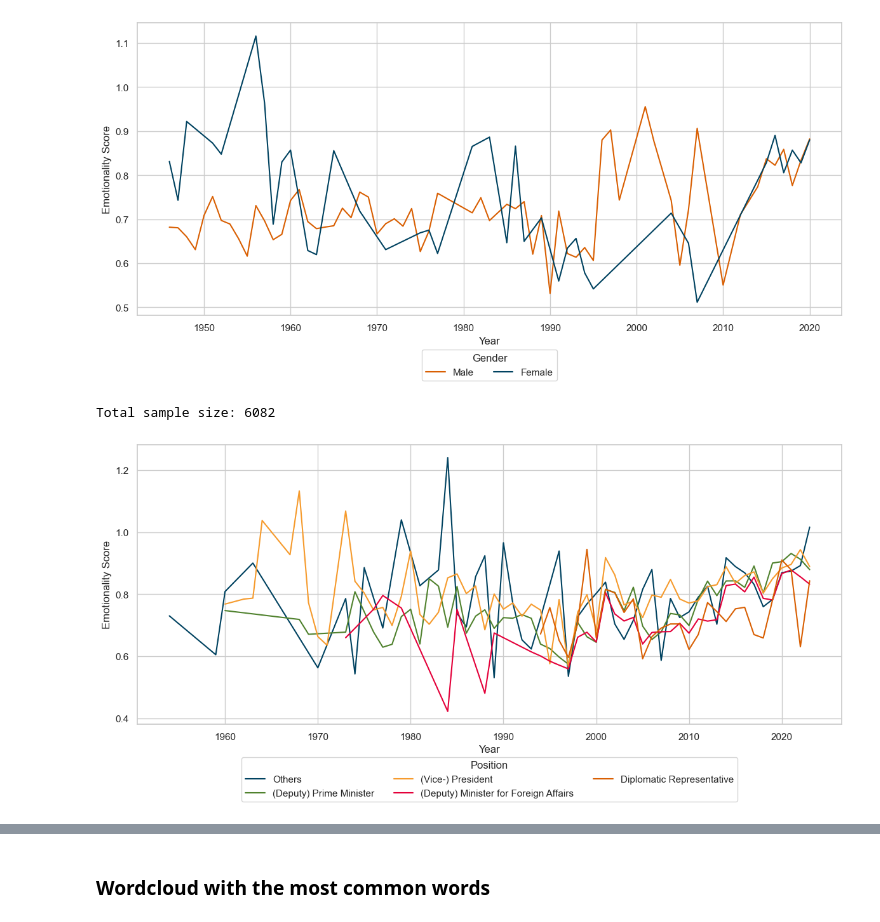
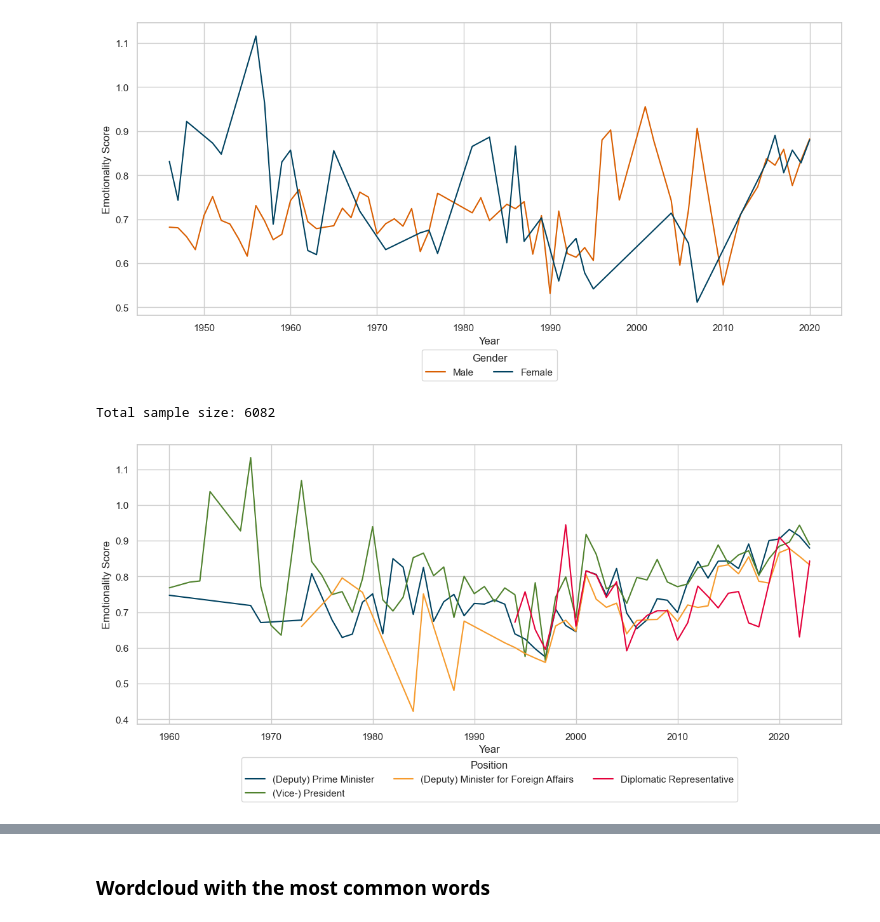
Before and after one commit to SarahFranzen/Emotions_in_the_United_Nations_General_Debates, a Jupyter notebook: 2_figures.ipynb, the cells around one changed output, grey strips where cells are left out. Cells and saved outputs as stored; diff of their text form; code cells hidden in the pictures.

```diff
--- a/2_figures.ipynb
+++ b/2_figures.ipynb
@@ -33,7 +33,10 @@ fig_dir = os.path.join(wd, 'fig')
 word_counts_stemmed = joblib.load(os.path.join(data_freq, 'word_counts_stemmed.pkl'))
 word_counts_wordcloud = joblib.load(os.path.join(data_freq, 'word_counts_wordcloud.pkl'))
 
-un_corpus_merged = pd.read_csv(
+
+################ FIXXXXX un_corpus_scored alsow when loading!!!
+
+un_corpus_scored = pd.read_csv(
     os.path.join(data_c, "un_corpus_merged_with_scores.csv"),
     sep=';',
     encoding='utf-8'
@@ -578,39 +661,39 @@ score_over_time = (
     .reset_index()
 )
 
-#score_over_time = score_over_time[score_over_time['position'] != "Others"]
+score_over_time = score_over_time[score_over_time['position'] != "Others"]
 
 # Optional: ensure position is treated as string or clean labels
 score_over_time['position'] = score_over_time['position'].astype(str)
 
 # Plot
 plt.figure(figsize=(12,6))
 sns.lineplot(
     data=score_over_time,
     x='year',
     y='score',
     hue='position',  # now lines by position
     marker=None,
     palette=custom_colors
 
 )
 
 plt.xlabel('Year')
 plt.ylabel('Emotionality Score')
 plt.grid(True)
 
 # Legend
 plt.legend(title='Position', loc="upper center",
           bbox_to_anchor=(0.5,-0.1),
           ncol=3)
 
 plt.tight_layout(rect=[0, 0, 1, 1])
 
 plt.savefig(os.path.join(fig_dir, 'emotionality_score_over_time_position.png'))
 plt.show()
 # %% [output]
 Total sample size: 6082
-[figure, old version]
+[figure, new version]
 # %%
 # Count speeches per year and position
 counts_per_year = (
```
Also changed, not shown: parts of 24 cells of this notebook, 2 other files.
